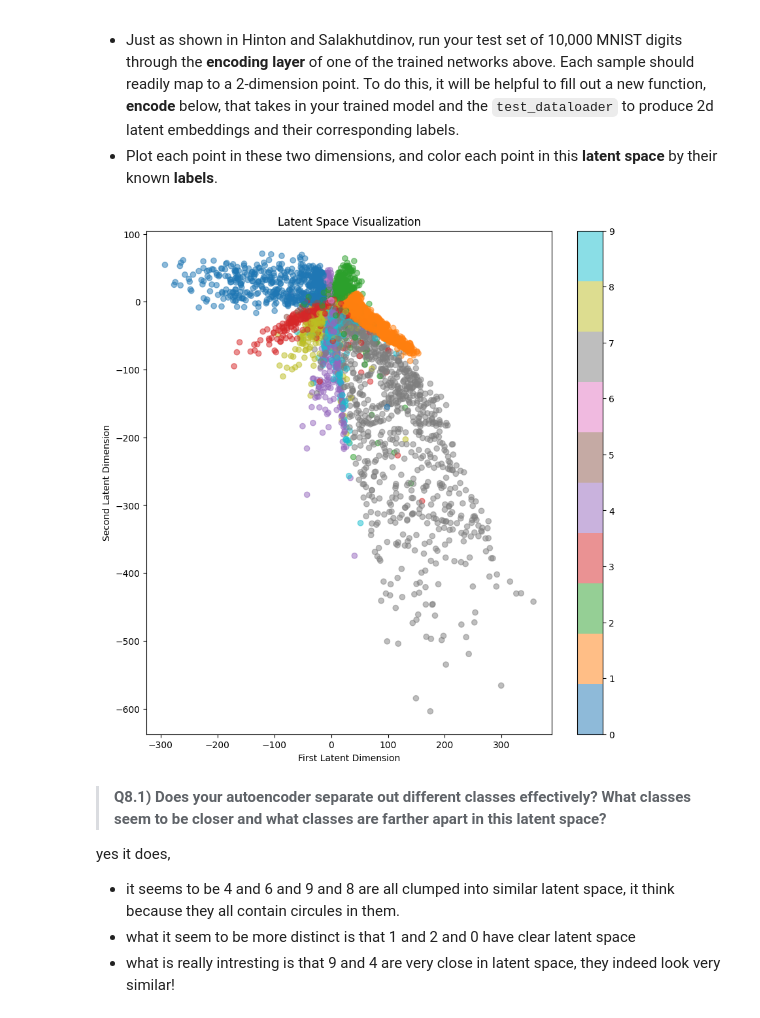
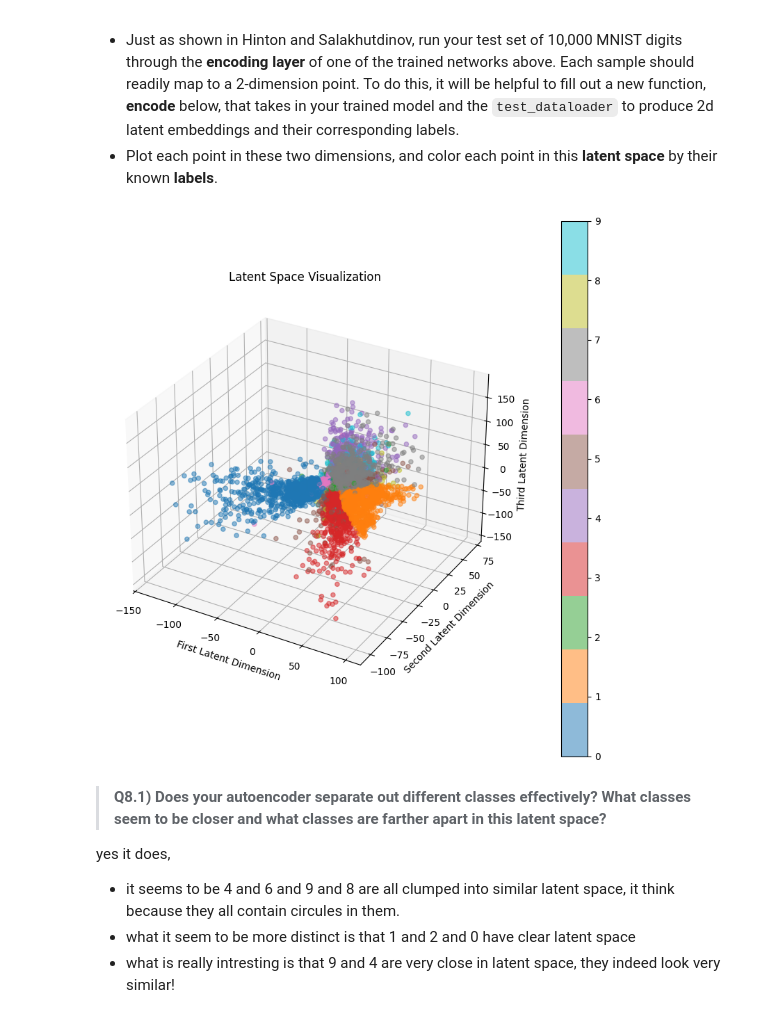
Before and after one commit to JoeVonDahab/Deep-Learning-Class, a Jupyter notebook: Homework_MNIST_Autoencoder.ipynb, the cells around one changed output. Cells and saved outputs as stored; diff of their text form; code cells hidden in the pictures.

```diff
--- a/Homework_MNIST_Autoencoder.ipynb
+++ b/Homework_MNIST_Autoencoder.ipynb
@@ -403,7 +400,7 @@ Define an optimizer and criterion (loss function) for your neural network traini
 # %%
 
 # Define model and move to device
-model = MyNet().to(device)
+model = Autoencoder3D().to(device)
 
 # Test different loss functions
 loss_functions = {
@@ -503,7 +500,8 @@ It's a great idea to monitor the early epochs of your training ("babysit your tr
 ### Set a number of training epochs and train your model.
 # Final model hyperparameters
 # Set number of epochs
-n_epochs = 15
+model = Autoencoder3D().to(device)
+n_epochs = 30
 
 # Initialize loss array to store training progress
 train_losses = []
@@ -516,7 +514,7 @@ model.apply(reset_weights)
 
 # Set optimizer and loss function based on best hyperparameters
 optimizer = optim.Adam(model.parameters(), lr=0.001)
-criterion = nn.SmoothL1Loss()
+criterion = nn.MSELoss()
 
 # Set early stopping parameters
 min_delta = 1e-6  # Minimum change in loss to be considered as improvement
@@ -531,7 +529,7 @@ if not os.path.exists(checkpoint_dir):
     os.makedirs(checkpoint_dir)
 
 # Define checkpoint epochs (1, 5, and 10)
-checkpoint_epochs = [1, 5, 12]
+checkpoint_epochs = [1, 10, 20]
 checkpoint_models = {}  # Dictionary to store all checkpoint models
 
 print("Training started...")
@@ -606,7 +604,8 @@ for epoch in range(n_epochs):
             'loss': epoch_loss,
         }, checkpoint_path)
         print(f"Checkpoint saved at epoch {epoch+1}")
-
+    if epoch % 2 == 0:
+        print(f'Epoch [{epoch+1}/{n_epochs}], Loss: {epoch_loss:.6f}')
 print("Training finished!")
 
 # Print summary of all checkpoints
@@ -870,42 +873,47 @@ As discussed in class, the first half of an autoencoder (the *encoder*) maps the
 ### pairs of embeddings and their associated labels
 
 def encode(model, device, test_loader):
     model.eval()
     latent_embeddings = []
     labels = []
 
     with torch.no_grad():
         for data, label in test_loader:
             # Move data to device and flatten
             data = data.view(-1, 28 * 28).to(device)
 
             # Get latent embeddings by running through encoder part of model
             latent = model.encoder(data)
 
             # Append embeddings and labels
             latent_embeddings.append(latent)
             labels.append(label)
 
     # Concatenate all batches
     latent_embeddings = torch.cat(latent_embeddings, dim=0)
     labels = torch.cat(labels, dim=0)
 
     return latent_embeddings.cpu().numpy(), labels.cpu().numpy()
 
-### Plot latent space representation color-coded
-### according to their "true" labels
+### Plot latent space representation in 3D color-coded according to their "true" labels
 latent_embeddings, labels = encode(model, device, test_loader)
 
-plt.figure(figsize=(10, 10))
-scatter = plt.scatter(latent_embeddings[:, 0], latent_embeddings[:, 1],
+from mpl_toolkits.mplot3d import Axes3D  # Importing 3D plotting tools
+
+fig = plt.figure(figsize=(10, 10))
+ax = fig.add_subplot(111, projection='3d')
+scatter = ax.scatter(latent_embeddings[:, 0],
+                     latent_embeddings[:, 1],
+                     latent_embeddings[:, 2],
                      c=labels, cmap='tab10', alpha=0.5)
-plt.colorbar(scatter)
-plt.title('Latent Space Visualization')
-plt.xlabel('First Latent Dimension')
-plt.ylabel('Second Latent Dimension')
+plt.colorbar(scatter, ax=ax, pad=0.1)
+ax.set_title('Latent Space Visualization')
+ax.set_xlabel('First Latent Dimension')
+ax.set_ylabel('Second Latent Dimension')
+ax.set_zlabel('Third Latent Dimension')
 plt.show()
 # %% [output]
-[figure, old version]
+[figure, new version]
 # %% [markdown]
 > **Q8.1) Does your autoencoder separate out different classes effectively? What classes seem to be closer and what classes are farther apart in this latent space?**
 
```
Also changed, not shown: parts of 6 cells of this notebook, 7 other files.
